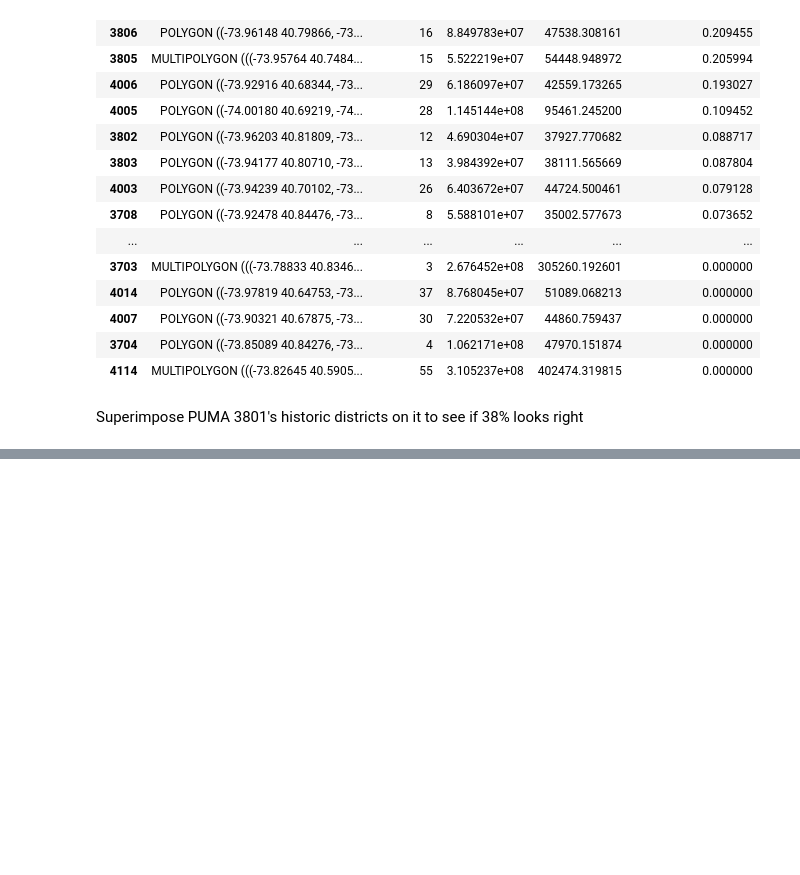
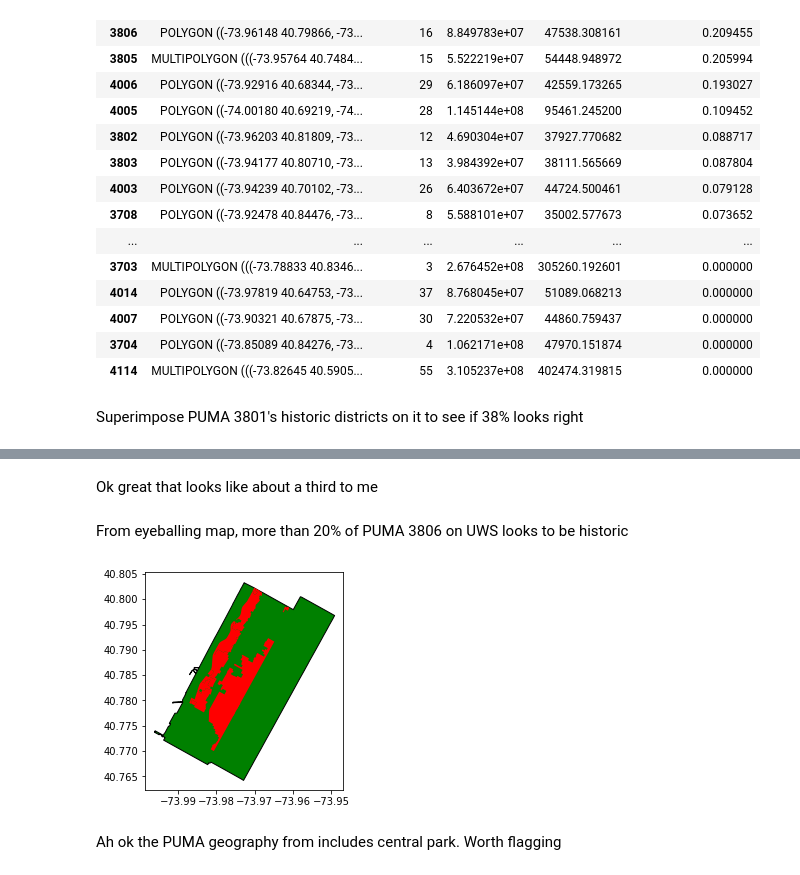
Before and after one commit to NYCPlanning/db-equitable-development-tool, a Jupyter notebook: notebooks/Area_within_Historic_District_Exploratory.ipynb, the cells around one changed output, grey strips where cells are left out. Drawn from its saved outputs; the diff is of its cells as text; code cells hidden in the pictures; blank space fills up the shorter version.

```diff
--- a/notebooks/Area_within_Historic_District_Exploratory.ipynb
+++ b/notebooks/Area_within_Historic_District_Exploratory.ipynb
@@ -94,8 +94,3 @@ NYC_PUMAs.sort_values('fraction_area_historic', ascending=False)
 | 4114 | MULTIPOLYGON (((-73.82645 40.5905... | 55 | 3.105237e+08 | 402474.319815 | 0.000000 |
 # %% [markdown]
 Superimpose PUMA 3801's historic districts on it to see if 38% looks right
-# %%
-test_PUMA = NYC_PUMAs.loc[['3810']]
-base = test_PUMA.plot(color='green', edgecolor='black')
-overlay = gp.overlay(hd, test_PUMA, 'intersection')
-overlay.plot(ax=base,  color='red');
@@ -105,0 +97,6 @@ Ok great that looks like about a third to me
+# %%
+def visualize_overlay(PUMA):
+    test_PUMA = NYC_PUMAs.loc[[PUMA]]
+    base = test_PUMA.plot(color='green', edgecolor='black')
+    overlay = gp.overlay(hd, test_PUMA, 'intersection')
+    overlay.plot(ax=base,  color='red');
@@ -105,0 +107,10 @@ Ok great that looks like about a third to me
+# %% [markdown]
+Ok great that looks like about a third to me
+# %% [markdown]
+From eyeballing map, more than 20% of PUMA 3806 on UWS looks to be historic
+# %%
+visualize_overlay('3806')
+# %% [output]
+[figure, added]
+# %% [markdown]
+Ah ok the PUMA geography from includes central park. Worth flagging
```
Also changed, not shown: parts of 9 cells of this notebook, 2 other files.
